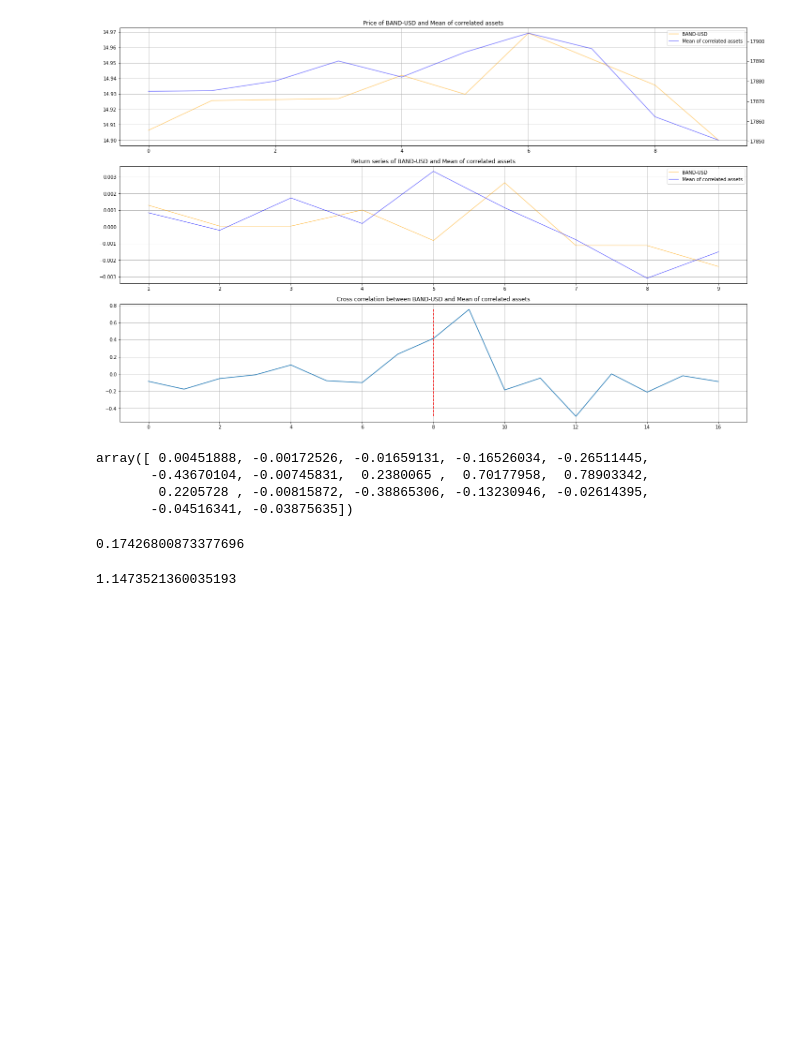
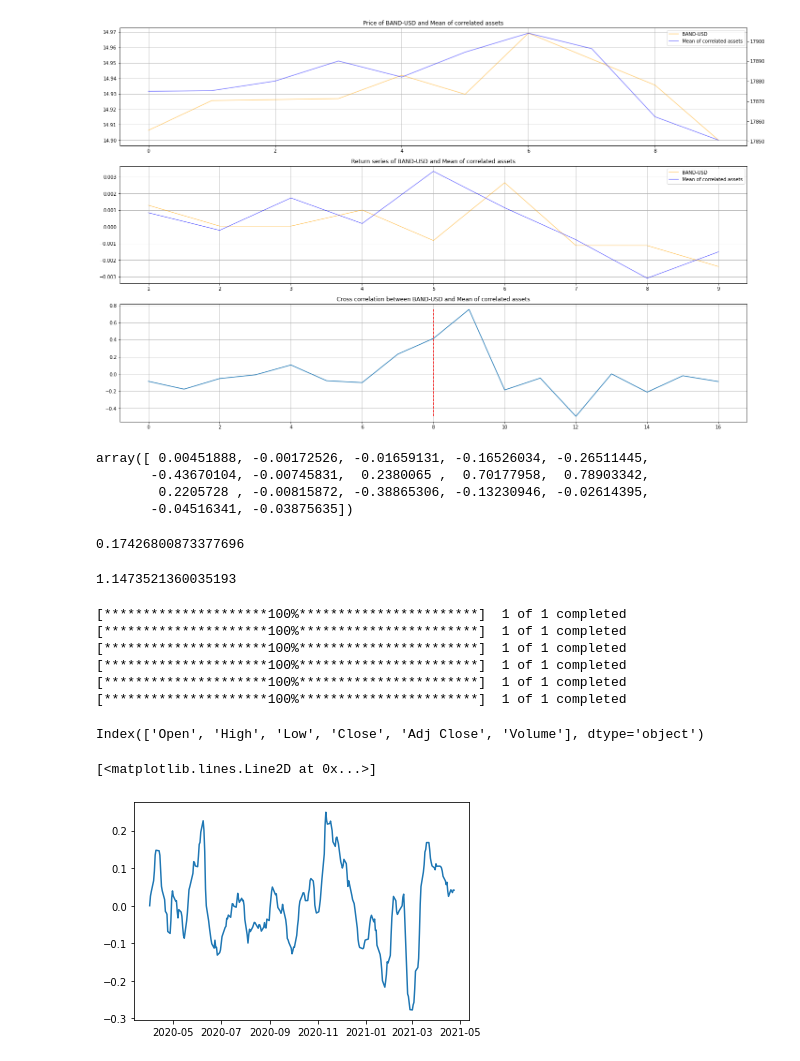
Before and after one commit to Andrerg01/fredinhouTradingBot, a Jupyter notebook: Coinbase_Trader_4.0/src/Prototyping.ipynb, the cells around one changed output. Drawn from its saved outputs; the diff is of its cells as text; code cells hidden in the pictures; blank space fills up the shorter version.

```diff
--- a/Coinbase_Trader_4.0/src/Prototyping.ipynb
+++ b/Coinbase_Trader_4.0/src/Prototyping.ipynb
@@ -1723,3 +1566,53 @@ v
 np.argmax(autoCorrBTC)
 # %% [output]
 1.1473521360035193
+# %%
+import yfinance as yf
+start="2018-04-26"
+endTrain = "2020-04-26"
+end="2021-04-26"
+
+dataPBR = yf.download("PBR", start=start, end=end)
+dataPBR = dataPBR.drop('Adj Close', axis = 'columns')
+dataPBR.columns = ['open', 'high', 'low', 'close', 'volume']
+dataPBR_T = yf.download("PBR", start=start, end=endTrain)
+dataPBR_T = dataPBR_T.drop('Adj Close', axis = 'columns')
+dataPBR_T.columns = ['open', 'high', 'low', 'close', 'volume']
+
+
+dataBP = yf.download("BP", start=start, end=end)
+dataBP = dataBP.drop('Adj Close', axis = 'columns')
+dataBP.columns = ['open', 'high', 'low', 'close', 'volume']
+dataBP_T = yf.download("BP", start=start, end=endTrain)
+dataBP_T = dataBP_T.drop('Adj Close', axis = 'columns')
+dataBP_T.columns = ['open', 'high', 'low', 'close', 'volume']
+
+
+dataXOM = yf.download("XOM", start=start, end=end)
+dataXOM = dataXOM.drop('Adj Close', axis = 'columns')
+dataXOM.columns = ['open', 'high', 'low', 'close', 'volume']
+dataXOM_T = yf.download("XOM", start=start, end=endTrain)
+dataXOM_T = dataXOM_T.drop('Adj Close', axis = 'columns')
+dataXOM_T.columns = ['open', 'high', 'low', 'close', 'volume']
+
+
+allData = [dataBP, dataPBR, dataXOM]
+allCloseData = [dataBP['close'].values, dataPBR['close'].values, dataXOM['close'].values]
+
+goodAssets = ['BP', 'PBR', 'XOM']
+# %% [output]
+[*********************100%***********************]  1 of 1 completed
+[*********************100%***********************]  1 of 1 completed
+[*********************100%***********************]  1 of 1 completed
+[*********************100%***********************]  1 of 1 completed
+[*********************100%***********************]  1 of 1 completed
+[*********************100%***********************]  1 of 1 completed
+# %%
+dataBP.columns
+# %% [output]
+Index(['Open', 'High', 'Low', 'Close', 'Adj Close', 'Volume'], dtype='object')
+# %%
+ff.backtest
+# %% [output]
+[<matplotlib.lines.Line2D at 0x...>]
+[figure, added]
```
Also changed, not shown: parts of 58 cells of this notebook, 6 other files.
